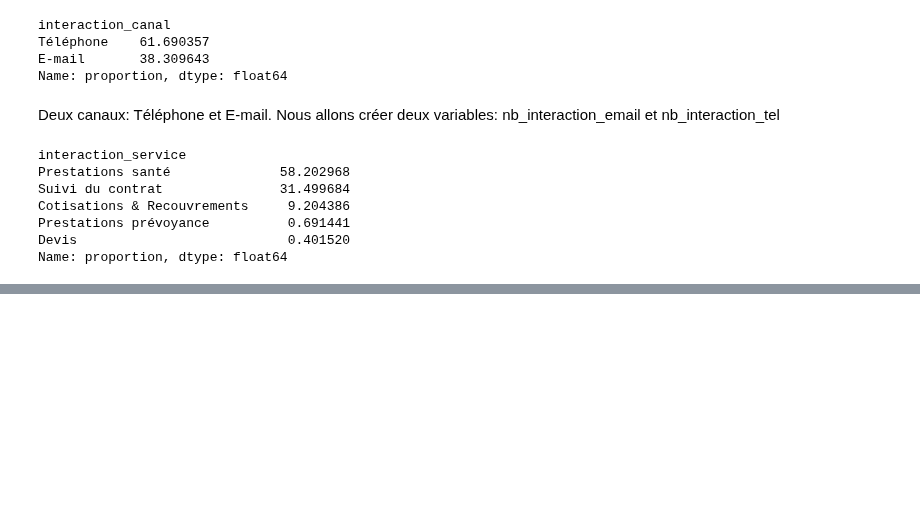
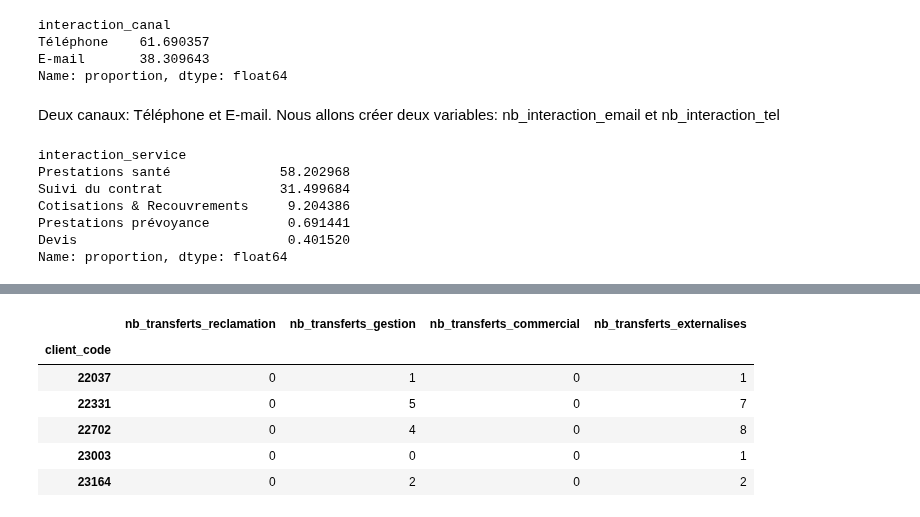
Before and after one commit to kellybourbon2/Alptis-churn-prediction, a Jupyter notebook: aggregation_interactions_impayes.ipynb, the cells around one changed output, grey strips where cells are left out. Cells and saved outputs as stored; diff of their text form; code cells hidden in the pictures; blank space fills up the shorter version.

```diff
--- a/aggregation_interactions_impayes.ipynb
+++ b/aggregation_interactions_impayes.ipynb
@@ -146,0 +354,39 @@ Name: proportion, dtype: float64
+# %%
+# =====================================================
+# CREATION DE df_transfert (4 VARIABLES DE TRANSFERTS)
+# =====================================================
+
+df = df_interaction.copy()
+
+# 1. Liste des 4 dummies à agréger
+dummies_transfert = [
+    "interaction_est_transferee_service_reclamation",
+    "interaction_est_transferee_service_gestion",
+    "interaction_est_transferee_service_commercial",
+    "interaction_est_externalisee"
+]
+
+# 2. Somme par client des 4 indicateurs
+df_transfert = (
+    df.groupby("client_code")[dummies_transfert]
+      .sum()
+)
+
+# 3. Renommage propre des colonnes
+df_transfert = df_transfert.rename(columns={
+    "interaction_est_transferee_service_reclamation": "nb_transferts_reclamation",
+    "interaction_est_transferee_service_gestion": "nb_transferts_gestion",
+    "interaction_est_transferee_service_commercial": "nb_transferts_commercial",
+    "interaction_est_externalisee": "nb_transferts_externalises"
+})
+
+# Vérification
+df_transfert.head()
+# %% [output]
+|  | nb_transferts_reclamation | nb_transferts_gestion | nb_transferts_commercial | nb_transferts_externalises |
+| client_code |  |  |  |  |
+| 22037 | 0 | 1 | 0 | 1 |
+| 22331 | 0 | 5 | 0 | 7 |
+| 22702 | 0 | 4 | 0 | 8 |
+| 23003 | 0 | 0 | 0 | 1 |
+| 23164 | 0 | 2 | 0 | 2 |
```
Also changed, not shown: parts of 12 cells of this notebook.
